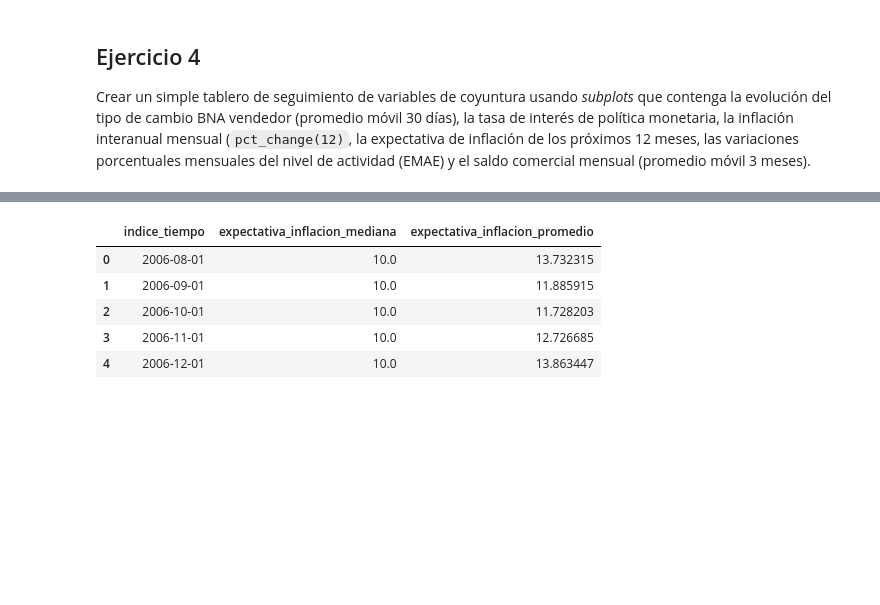
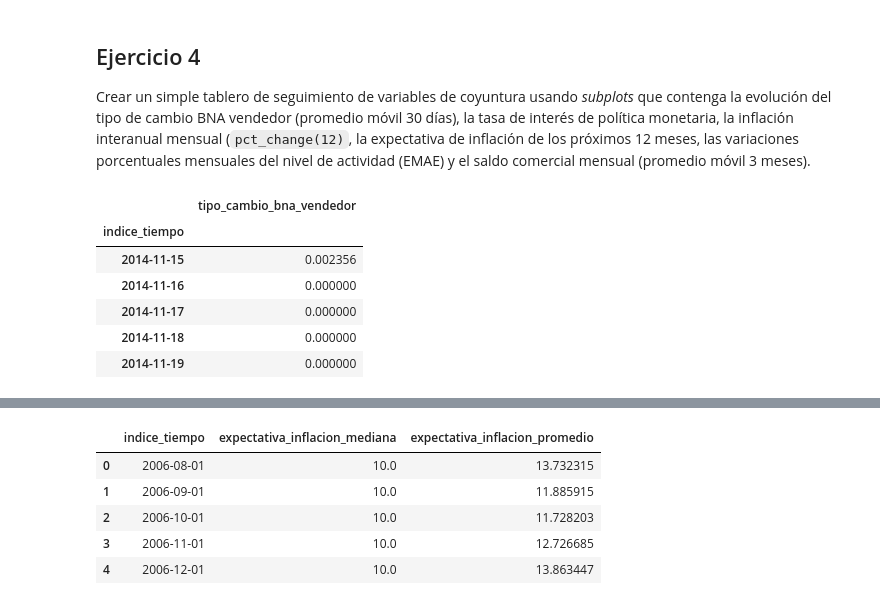
Before and after one commit to datosgobar/analisis-datos-python, a Jupyter notebook: Series-de-Tiempo/series-tiempo-resueltos.ipynb, the cells around one changed output, grey strips where cells are left out. Drawn from its saved outputs; the diff is of its cells as text; code cells hidden in the pictures; blank space fills up the shorter version.

```diff
--- a/Series-de-Tiempo/series-tiempo-resueltos.ipynb
+++ b/Series-de-Tiempo/series-tiempo-resueltos.ipynb
@@ -108,3 +109,16 @@ emae.pct_change(12).corr()
 ## Ejercicio 4
 
 Crear un simple tablero de seguimiento de variables de coyuntura usando _subplots_ que contenga la evolución del tipo de cambio BNA vendedor (promedio móvil 30 días), la tasa de interés de política monetaria, la inflación interanual mensual (`pct_change(12)`, la expectativa de inflación de los próximos 12 meses, las variaciones porcentuales mensuales del nivel de actividad (EMAE) y el saldo comercial mensual (promedio móvil 3 meses).
+# %%
+tc_bna_vend= pd.read_csv("https://apis.datos.gob.ar/series/api/series/?ids=168.1_T_CAMBIOR_D_0_0_26&limit=5000&format=csv")
+tc_bna_vend["indice_tiempo"]=pd.to_datetime(tc_bna_vend["indice_tiempo"])
+tc_bna_vend= tc_bna_vend.set_index("indice_tiempo")
+tc_bna_vend.pct_change(12)[12:].head()
+# %% [output]
+|  | tipo_cambio_bna_vendedor |
+| indice_tiempo |  |
+| 2014-11-15 | 0.002356 |
+| 2014-11-16 | 0.000000 |
+| 2014-11-17 | 0.000000 |
+| 2014-11-18 | 0.000000 |
+| 2014-11-19 | 0.000000 |
```
Also changed, not shown: parts of 7 cells of this notebook.
